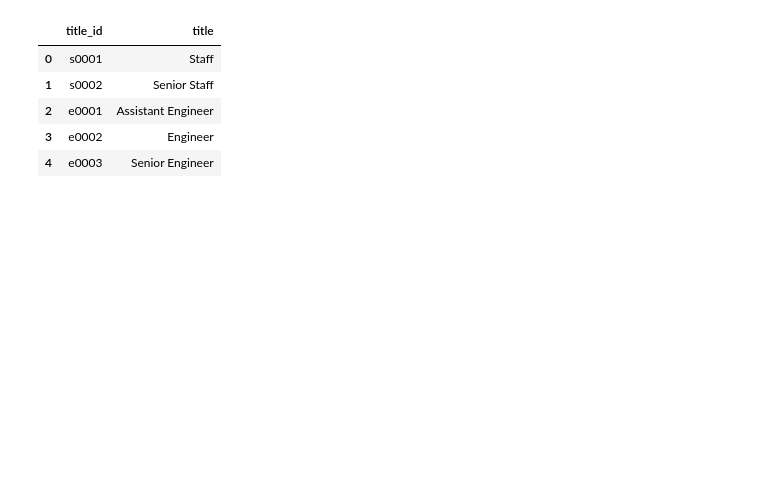
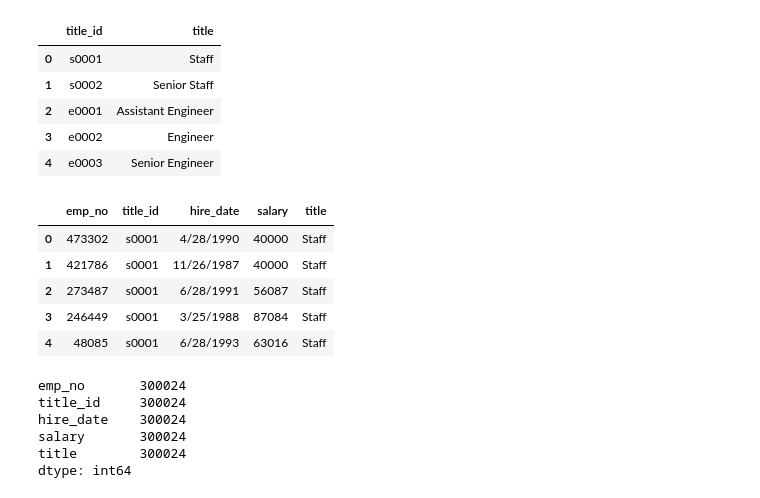
Before and after one commit to LisaHarrison08/SQL-Employee-Database, a Jupyter notebook: EmployeeSQL/employee.ipynb, the cells around one changed output. Saved outputs shown, nothing was run; the diff lists cells and outputs as text; code cells hidden in the pictures; blank space fills up the shorter version.

```diff
--- a/EmployeeSQL/employee.ipynb
+++ b/EmployeeSQL/employee.ipynb
@@ -26,0 +25,7 @@ employees.head()
+# %%
+# Drop all rows with missing information
+employees = employees.dropna(how='any')
+# %%
+# Remove unecessary columns
+employees = employees.drop(['first_name', 'last_name', 'sex','birth_date'], axis=1)
+employees.head()
@@ -26,0 +39,3 @@ employees.head()
+# %%
+renamed_df = employees.rename(columns={'emp_title_id':'title_id'})
+renamed_df.head()
@@ -36,5 +58,6 @@ salaries_data.head()
 | 3 | 10004 | 40054 |
 | 4 | 10005 | 78228 |
 # %%
-merged = pd.merge(employees, salaries, on='emp_no',how="inner")
+#Merge the tables
+merged = pd.merge(renamed_df, salaries_data, on='emp_no',how="inner")
 merged.head()
@@ -55,0 +82,21 @@ titles_data.head()
+# %%
+# Merge the tables
+combined = pd.merge(merged, titles_data, on='title_id',how="inner")
+combined.head()
+# %% [output]
+|  | emp_no | title_id | hire_date | salary | title |
+| 0 | 473302 | s0001 | 4/28/1990 | 40000 | Staff |
+| 1 | 421786 | s0001 | 11/26/1987 | 40000 | Staff |
+| 2 | 273487 | s0001 | 6/28/1991 | 56087 | Staff |
+| 3 | 246449 | s0001 | 3/25/1988 | 87084 | Staff |
+| 4 | 48085 | s0001 | 6/28/1993 | 63016 | Staff |
+# %%
+# Check the number of rows
+combined.count()
+# %% [output]
+emp_no       300024
+title_id     300024
+hire_date    300024
+salary       300024
+title        300024
+dtype: int64
```
Also changed, not shown: parts of 10 cells of this notebook, 1 other file.
